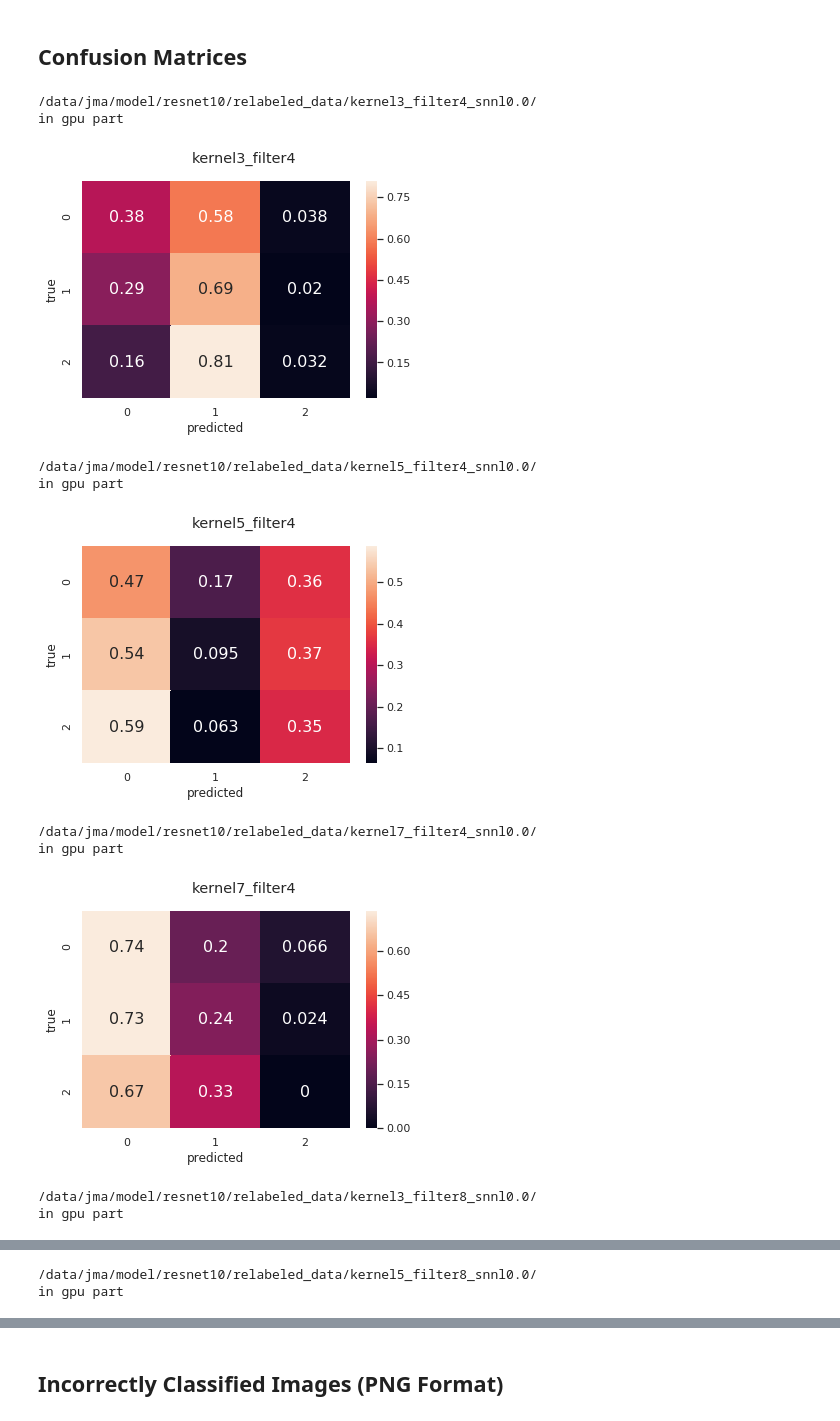
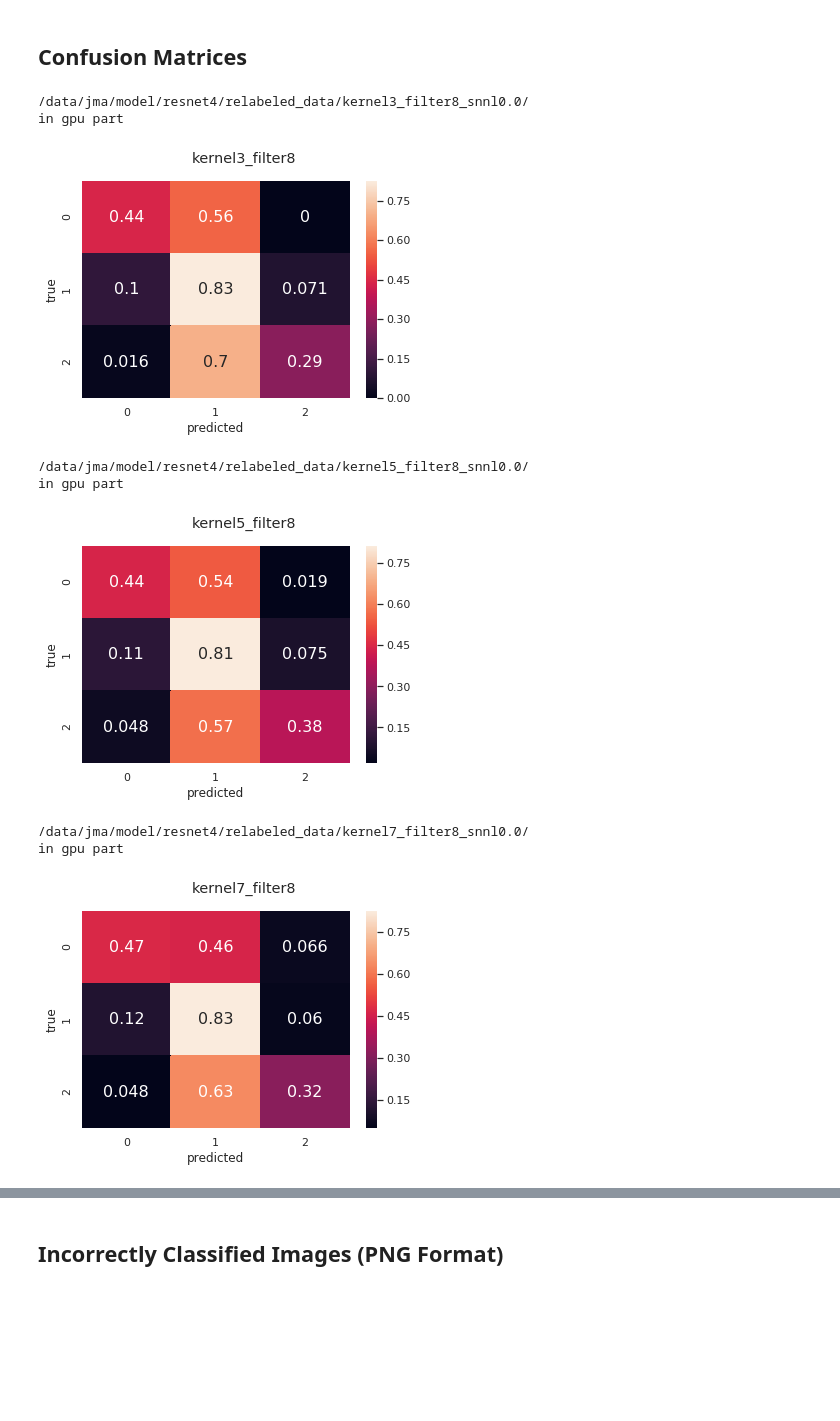
Before and after one commit to 18jeffreyma/motion-artifact, a Jupyter notebook: resnet_mri_baseline_master_nb.ipynb, the cells around one changed output, grey strips where cells are left out. Saved outputs shown, nothing was run; the diff lists cells and outputs as text; code cells hidden in the pictures; blank space fills up the shorter version.

```diff
--- a/resnet_mri_baseline_master_nb.ipynb
+++ b/resnet_mri_baseline_master_nb.ipynb
@@ -480,7 +478,7 @@ num_classes = 3
 
 # ResNet-10 architecture
 def resnet4_network(x, conv_kernel=7, resblock_kernel=3, num_channels=4, n_classes=num_classes, reuse = False, is_training = True):
-    with tf.variable_scope('Resnet-10', reuse = reuse), tf.device(gpu):
+    with tf.variable_scope('Resnet-4', reuse = reuse), tf.device(gpu):
 
         x = tf.reshape(x, shape=[-1, 512, 512, 1])
         # channels
@@ -507,6 +505,8 @@ def resnet4_network(x, conv_kernel=7, resblock_kernel=3, num_channels=4, n_class
 
         x = model_arch.relu(x)
 
+        x = model_arch.max_pooling(x)
+
         x_pre_flatten = tf.identity(x)
 
         x = model_arch.fully_connected(x, num_classes)
@@ -519,7 +519,7 @@ def resnet4_model_fn(features, labels, mode, conv_kernel=7, resblock_kernel=3, n
     with tf.device(gpu):
 
         print("in gpu part")
-        logits_train, activ_maps_train, filtered_images = resnet10_network(features,
+        logits_train, activ_maps_train, filtered_images = resnet4_network(features,
                                                           conv_kernel=conv_kernel,
                                                           resblock_kernel=resblock_kernel,
                                                           num_channels=num_channels,
@@ -527,7 +527,7 @@ def resnet4_model_fn(features, labels, mode, conv_kernel=7, resblock_kernel=3, n
                                                           reuse=False,
                                                           is_training=True)
 
-        logits_test, activ_maps_test, _ = resnet10_network(features,
+        logits_test, activ_maps_test, _ = resnet4_network(features,
                                                         conv_kernel=conv_kernel,
                                                         resblock_kernel=resblock_kernel,
                                                         num_channels=num_channels,
@@ -639,7 +639,7 @@ random_seed = 777
 
 num_steps = 10000
 
-resnet4_checkpoint_path_base = "/data/jma/model/resnet4/relabeled_data/"
+resnet4_checkpoint_path_base = "/data/jma/model/relabeled_data/resnet4_max_pooling/"
 
 # kernel_sizes = [7, 9, 10, 11, 13]
 # filter_sizes = [10]
@@ -864,13 +863,13 @@ import seaborn as sns
 import pandas as pd
 import matplotlib.pyplot as plt
 
-resnet10_checkpoint_path_base = "/data/jma/model/resnet10/relabeled_data/"
+resnet10_checkpoint_path_base = "/data/jma/model/relabeled_data/resnet4/"
 
 kernel_sizes = [3,5,7]
-filter_sizes = [4,8]
+filter_sizes = [8]
 snnl_weights = [0.00]
 
-data_path = "./data/data_relabeled_png//"
+data_path = "./data/data_relabeled_png/"
 
 random_seed = 777
 
@@ -893,42 +892,40 @@ for filter_size in filter_sizes:
             print(model_path)
 
 
-            model_fn = lambda features, labels, mode: resnet10_model_fn(features, labels, mode,
+            model_fn = lambda features, labels, mode: resnet4_model_fn(features, labels, mode,
                                                                         conv_kernel=kernel_size,
                                                                         num_channels=filter_size)
             model = tf.estimator.Estimator(model_fn=model_fn, model_dir=model_path)
 
             values = model.predict(eval_input_fn)
 
 
             original_labels = path_to_label(eval_paths, data_path)
             predicted_labels = list(values)
 
             cm = tf.confusion_matrix(original_labels, predicted_labels)
             cm = tf.to_float(cm)
 
             cm = cm.numpy()
 
             row_sums = cm.sum(axis=1)
             cm = cm / row_sums[:, np.newaxis]
 
             df_cm = pd.DataFrame(cm, range(3), range(3))
             #plt.figure(figsize = (10,7))
 
             sns.set(font_scale=1)#for label size
             plt.suptitle("kernel" + str(kernel_size) + "_filter" + str(filter_size))
             ax = sns.heatmap(df_cm, annot=True,annot_kws={"size": 16})# font size
             ax.set(xlabel='predicted', ylabel='true')
             plt.show()
 # %% [output]
-/data/jma/model/resnet10/relabeled_data/kernel3_filter4_snnl0.0/
+/data/jma/model/resnet4/relabeled_data/kernel3_filter8_snnl0.0/
 in gpu part
-[figure, old version]
+[figure, new version]
-/data/jma/model/resnet10/relabeled_data/kernel5_filter4_snnl0.0/
+/data/jma/model/resnet4/relabeled_data/kernel5_filter8_snnl0.0/
 in gpu part
-[figure, old version]
+[figure, new version]
-/data/jma/model/resnet10/relabeled_data/kernel7_filter4_snnl0.0/
+/data/jma/model/resnet4/relabeled_data/kernel7_filter8_snnl0.0/
 in gpu part
-[figure, old version]
+[figure, new version]
-/data/jma/model/resnet10/relabeled_data/kernel3_filter8_snnl0.0/
-in gpu part
@@ -936,2 +931,0 @@ in gpu part
-/data/jma/model/resnet10/relabeled_data/kernel5_filter8_snnl0.0/
-in gpu part
```
Also changed, not shown: parts of 5 cells of this notebook.
